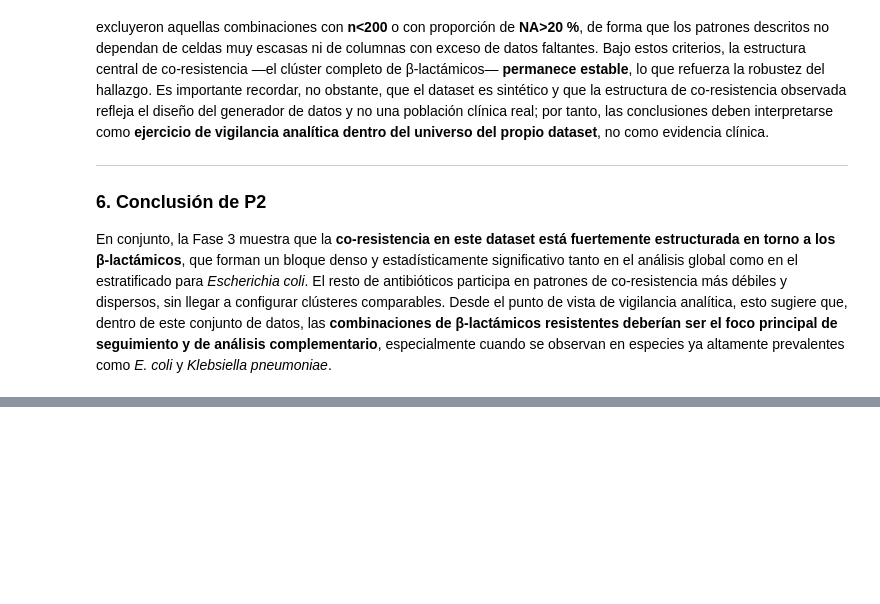
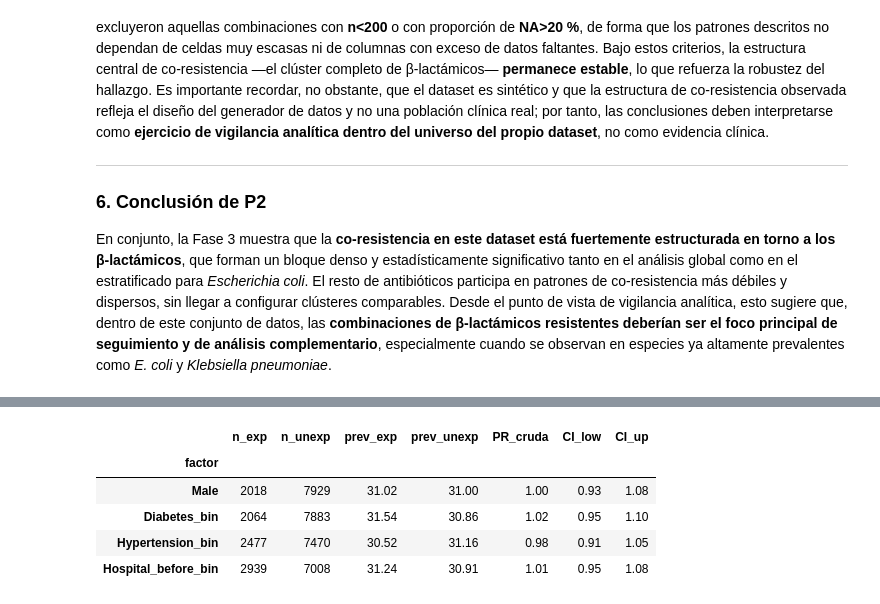
Before and after one commit to smaje99/diploma-in-data-analytics-in-business-management-unir, a Jupyter notebook: mbr-susceptibility-eda/mbr-susceptibility-eda.ipynb, the cells around one changed output, grey strips where cells are left out. Cells and saved outputs as stored; diff of their text form; code cells hidden in the pictures; blank space fills up the shorter version.

```diff
--- a/mbr-susceptibility-eda/mbr-susceptibility-eda.ipynb
+++ b/mbr-susceptibility-eda/mbr-susceptibility-eda.ipynb
@@ -3215,0 +3417,62 @@ En conjunto, la Fase 3 muestra que la **co-resistencia en este dataset está fue
+# %%
+# 5️⃣ Razones de prevalencia (RP) crudas por factores
+# Vamos a calcular RP crudas para variables binarias (sexo como M vs F, diabetes, hipertensión y hospitalización previa).
+# Primero, creamos una variable binaria para “sexo masculino”:
+
+# %%
+df_mdr["Male"] = (df_mdr["Gender"] == "Male").astype("float")
+
+factor_cols = ["Male", "Diabetes_bin", "Hypertension_bin", "Hospital_before_bin"]
+
+
+def crude_pr(df, exposure_col):
+    d = df[[exposure_col, "MDR"]].dropna()
+    # Exposición = 1
+    exp = d[d[exposure_col] == 1]
+    unexp = d[d[exposure_col] == 0]
+    n1 = len(exp)
+    n0 = len(unexp)
+    if n1 == 0 or n0 == 0:
+        return np.nan
+
+    p1 = exp["MDR"].mean()
+    p0 = unexp["MDR"].mean()
+    pr = p1 / p0 if p0 > 0 else np.nan
+
+    # IC log(PR) aproximado
+    # var(log PR) ≈ (1 - p1)/(n1 * p1) + (1 - p0)/(n0 * p0)
+    import math
+
+    var_log = (1 - p1) / (n1 * p1) + (1 - p0) / (n0 * p0)
+    se_log = math.sqrt(var_log)
+    z = 1.96
+    log_pr = math.log(pr)
+    ci_low = math.exp(log_pr - z * se_log)
+    ci_up = math.exp(log_pr + z * se_log)
+
+    return {
+        "n_exp": n1,
+        "n_unexp": n0,
+        "prev_exp": round(p1 * 100, 2),
+        "prev_unexp": round(p0 * 100, 2),
+        "PR_cruda": round(pr, 2),
+        "CI_low": round(ci_low, 2),
+        "CI_up": round(ci_up, 2),
+    }
+
+
+rows = []
+for col in factor_cols:
+    res = crude_pr(df_mdr, col)
+    res["factor"] = col
+    rows.append(res)
+
+pr_crudas = pd.DataFrame(rows).set_index("factor")
+pr_crudas
+# %% [output]
+|  | n_exp | n_unexp | prev_exp | prev_unexp | PR_cruda | CI_low | CI_up |
+| factor |  |  |  |  |  |  |  |
+| Male | 2018 | 7929 | 31.02 | 31.00 | 1.00 | 0.93 | 1.08 |
+| Diabetes_bin | 2064 | 7883 | 31.54 | 30.86 | 1.02 | 0.95 | 1.10 |
+| Hypertension_bin | 2477 | 7470 | 30.52 | 31.16 | 0.98 | 0.91 | 1.05 |
+| Hospital_before_bin | 2939 | 7008 | 31.24 | 30.91 | 1.01 | 0.95 | 1.08 |
```
Also changed, not shown: parts of 13 cells of this notebook, 3 other files.
